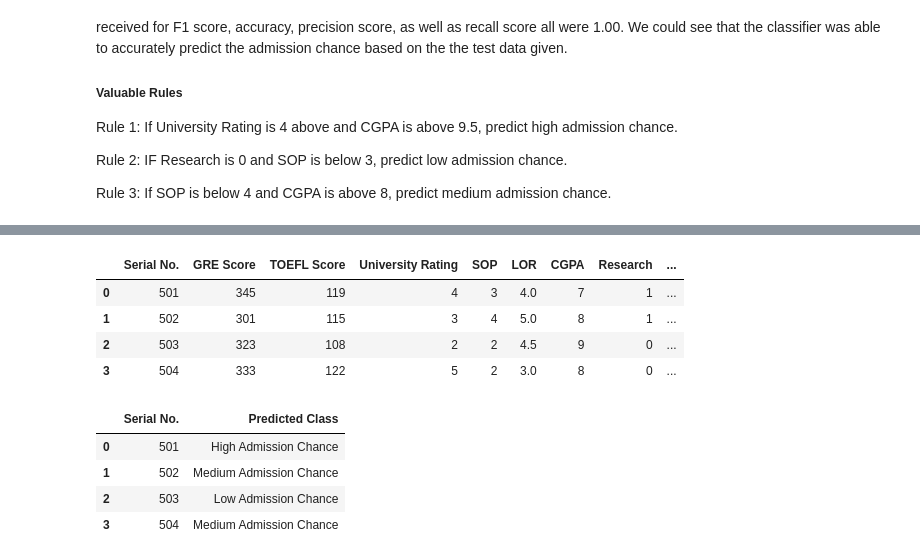
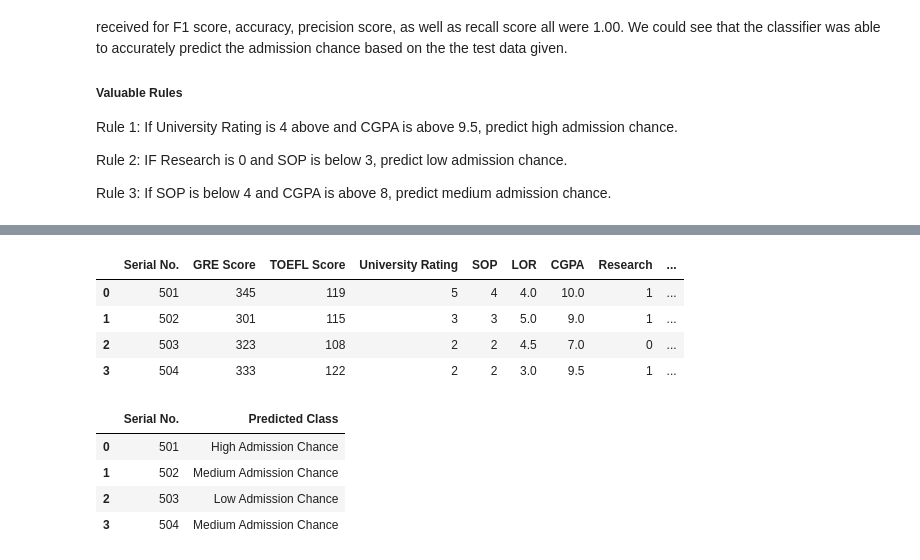
Before and after one commit to jmarmstrong1207/177-hw, a Jupyter notebook: CSC_177_Data_Preprocessing_Project2.ipynb, the cells around one changed output, grey strips where cells are left out. Saved outputs shown, nothing was run; the diff lists cells and outputs as text; code cells hidden in the pictures.

```diff
--- a/CSC_177_Data_Preprocessing_Project2.ipynb
+++ b/CSC_177_Data_Preprocessing_Project2.ipynb
@@ -589,19 +589,19 @@ graph
 # %%
 #Applying decision tree to classify examples
 testData = [
-    [501, 345, 119, 4, 3, 4, 7, 1, 0.97, "High Admission Chance"],
-    [502, 301, 115, 3, 4, 5, 8, 1, 0.77, "Medium Admission Chance"],
-    [503, 323, 108, 2, 2, 4.5, 9, 0, 0.59, "Low Admission Chance"],
-    [504, 333, 122, 5, 2, 3, 8, 0, 0.76, "Medium Admission Chance"],
+    [501, 345, 119, 5, 4, 4, 10, 1, 0.97, "High Admission Chance"],
+    [502, 301, 115, 3, 3, 5, 9, 1, 0.77, "Medium Admission Chance"],
+    [503, 323, 108, 2, 2, 4.5, 7, 0, 0.59, "Low Admission Chance"],
+    [504, 333, 122, 2, 2, 3, 9.5, 1, 0.76, "Medium Admission Chance"],
 ]
 testData = pd.DataFrame(testData, columns=data.columns)
 testData
 # %% [output]
 |  | Serial No. | GRE Score | TOEFL Score | University Rating | SOP | LOR | CGPA | Research | ... |
-| 0 | 501 | 345 | 119 | 4 | 3 | 4.0 | 7 | 1 | ... |
-| 1 | 502 | 301 | 115 | 3 | 4 | 5.0 | 8 | 1 | ... |
-| 2 | 503 | 323 | 108 | 2 | 2 | 4.5 | 9 | 0 | ... |
-| 3 | 504 | 333 | 122 | 5 | 2 | 3.0 | 8 | 0 | ... |
+| 0 | 501 | 345 | 119 | 5 | 4 | 4.0 | 10.0 | 1 | ... |
+| 1 | 502 | 301 | 115 | 3 | 3 | 5.0 | 9.0 | 1 | ... |
+| 2 | 503 | 323 | 108 | 2 | 2 | 4.5 | 7.0 | 0 | ... |
+| 3 | 504 | 333 | 122 | 2 | 2 | 3.0 | 9.5 | 1 | ... |
 # %%
 testY = pd.DataFrame(testData, columns=["Class"])
 testX = testData.drop(["Serial No.", "Class"], axis=1)
```
